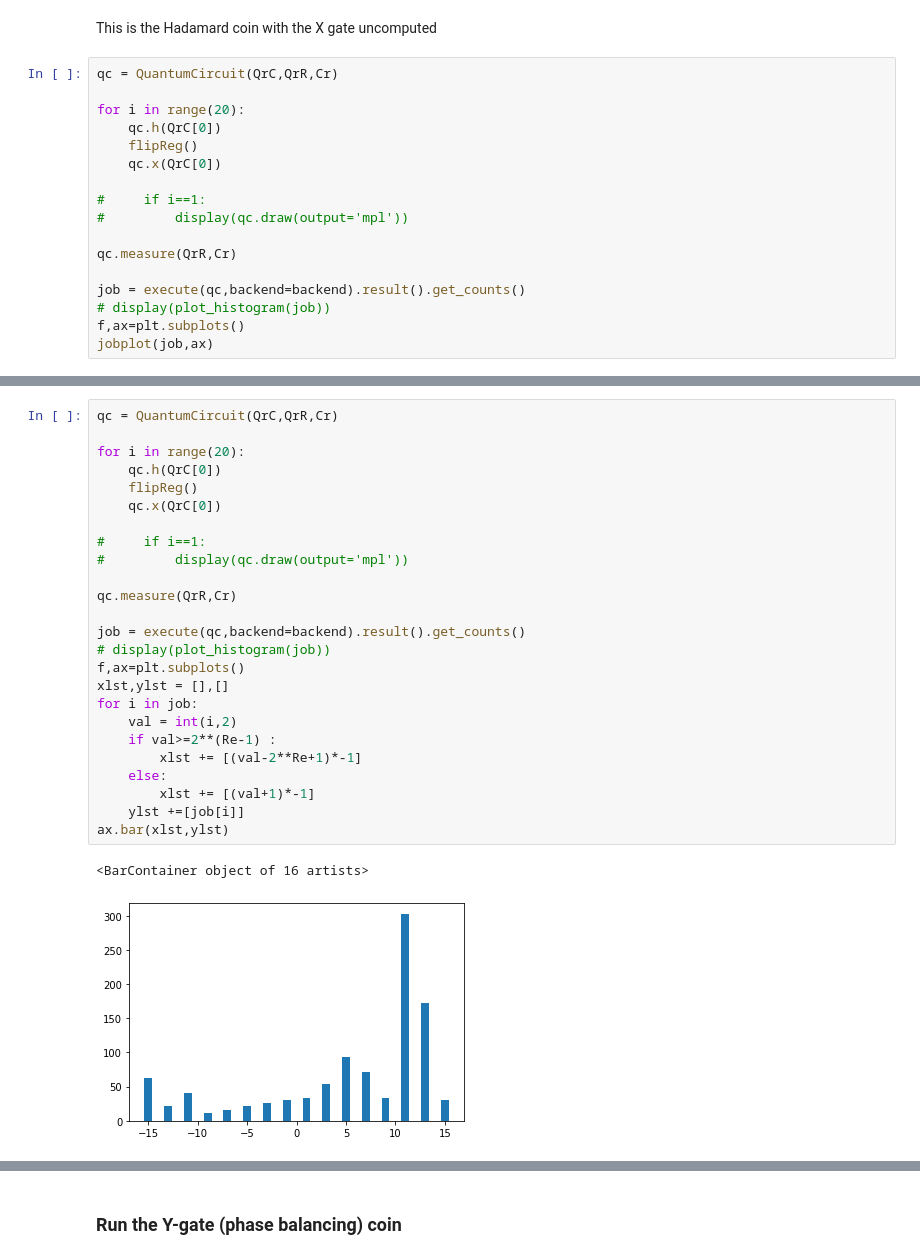
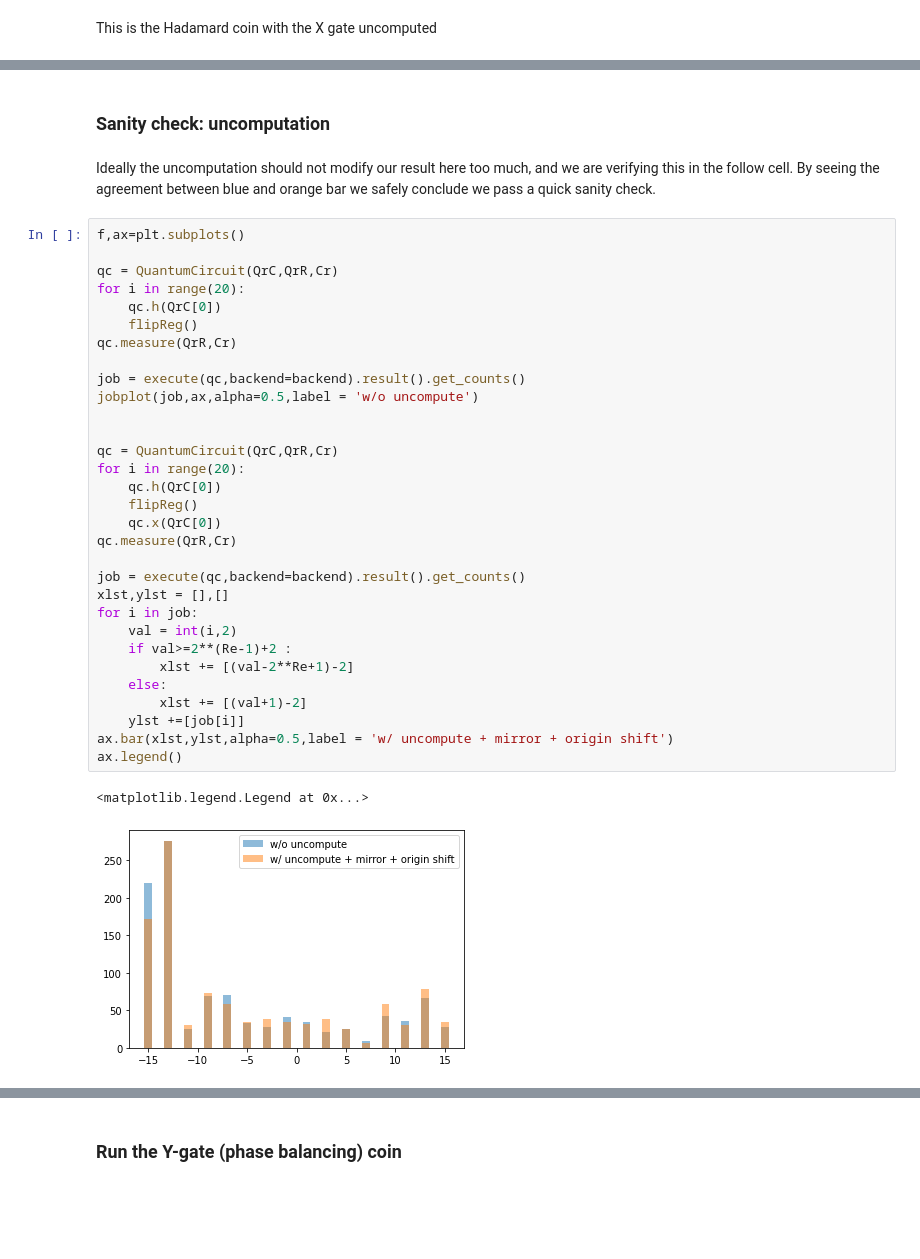
Before and after one commit to wslu42/QCHack_walkwPhase, a Jupyter notebook: quantum_walk_wsLu.ipynb, the cells around one changed output, grey strips where cells are left out. Drawn from its saved outputs; the diff is of its cells as text; blank space fills up the shorter version.

Commit message:
do sanity check and have consistent plot with Kempe's paper

```diff
--- a/quantum_walk_wsLu.ipynb
+++ b/quantum_walk_wsLu.ipynb
@@ -393,19 +393,2 @@ jobplot(job,ax)
 # %% [markdown]
 This is the Hadamard coin with the X gate uncomputed
-# %%
-qc = QuantumCircuit(QrC,QrR,Cr)
-
-for i in range(20):
-    qc.h(QrC[0])
-    flipReg()
-    qc.x(QrC[0])
-
-#     if i==1:
-#         display(qc.draw(output='mpl'))
-
-qc.measure(QrR,Cr)
-
-job = execute(qc,backend=backend).result().get_counts()
-# display(plot_histogram(job))
-f,ax=plt.subplots()
-jobplot(job,ax)
@@ -414,28 +395,38 @@ jobplot(job,ax)
+# %% [markdown]
+### Sanity check: uncomputation
+# %% [markdown]
+Ideally the uncomputation should not modify our result here too much, and we are verifying this in the follow cell. By seeing the agreement between blue and orange bar we safely conclude we pass a quick sanity check.
 # %%
+f,ax=plt.subplots()
+
 qc = QuantumCircuit(QrC,QrR,Cr)
+for i in range(20):
+    qc.h(QrC[0])
+    flipReg()
+qc.measure(QrR,Cr)
 
+job = execute(qc,backend=backend).result().get_counts()
+jobplot(job,ax,alpha=0.5,label = 'w/o uncompute')
+
+
+qc = QuantumCircuit(QrC,QrR,Cr)
 for i in range(20):
     qc.h(QrC[0])
     flipReg()
     qc.x(QrC[0])
-
-#     if i==1:
-#         display(qc.draw(output='mpl'))
-
 qc.measure(QrR,Cr)
 
 job = execute(qc,backend=backend).result().get_counts()
-# display(plot_histogram(job))
-f,ax=plt.subplots()
 xlst,ylst = [],[]
 for i in job:
     val = int(i,2)
-    if val>=2**(Re-1) :
-        xlst += [(val-2**Re+1)*-1]
+    if val>=2**(Re-1)+2 :
+        xlst += [(val-2**Re+1)-2]
     else:
-        xlst += [(val+1)*-1]
+        xlst += [(val+1)-2]
     ylst +=[job[i]]
-ax.bar(xlst,ylst)
+ax.bar(xlst,ylst,alpha=0.5,label = 'w/ uncompute + mirror + origin shift')
+ax.legend()
 # %% [output]
-<BarContainer object of 16 artists>
+<matplotlib.legend.Legend at 0x...>
-[figure, old version]
+[figure, new version]
```
Also changed, not shown: parts of 4 cells of this notebook.
